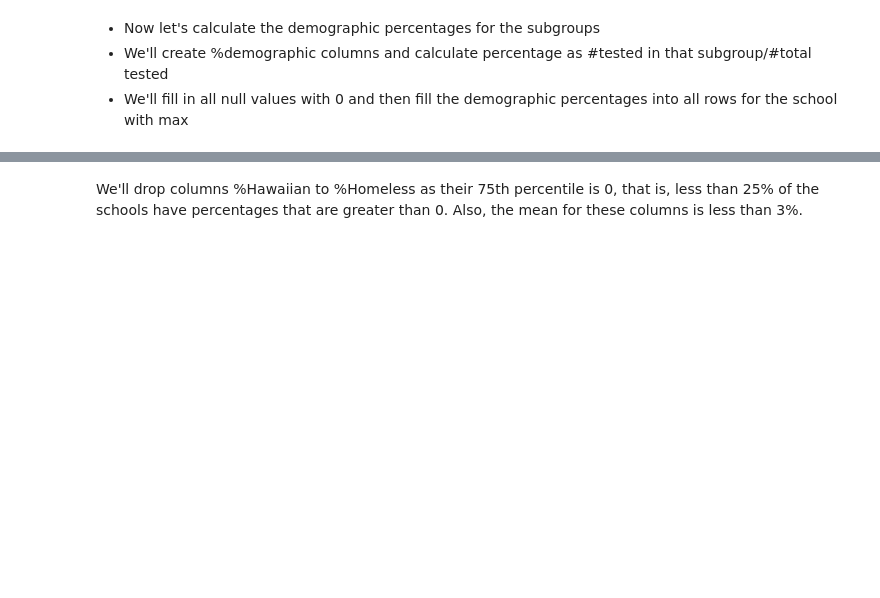
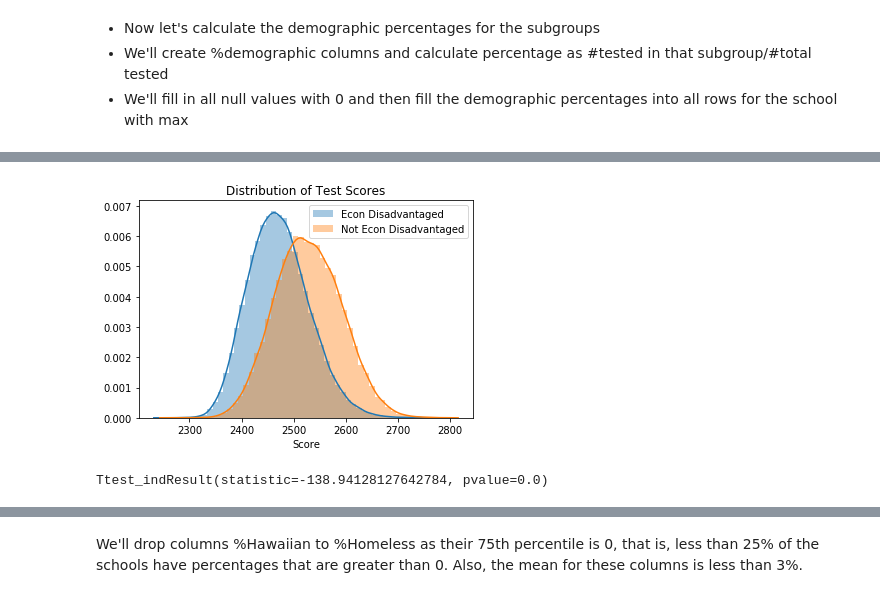
Before and after one commit to preetiamin/ca-scores, a Jupyter notebook: Scores_Notebook.ipynb, the cells around one changed output, grey strips where cells are left out. Cells and saved outputs as stored; diff of their text form; code cells hidden in the pictures; blank space fills up the shorter version.

```diff
--- a/Scores_Notebook.ipynb
+++ b/Scores_Notebook.ipynb
@@ -156,3 +168,14 @@ scores.head()
 | 1890 | 1 | 10017 | 112607 | 4 | 43.0 | 42.0 | 11 | ... |
 | 1891 | 1 | 10017 | 112607 | 6 | 79.0 | 78.0 | 11 | ... |
 | 1893 | 1 | 10017 | 112607 | 8 | 38.0 | 38.0 | 11 | ... |
+# %%
+import scipy
+sns.distplot(scores[scores['Subgroup ID']==31]['Score'],label='Econ Disadvantaged')
+sns.distplot(scores[scores['Subgroup ID']==111]['Score'],label='Not Econ Disadvantaged')
+plt.title('Distribution of Test Scores')
+plt.legend()
+plt.show()
+scipy.stats.ttest_ind(scores[scores['Subgroup ID']==31]['Score'],scores[scores['Subgroup ID']==111]['Score'])
+# %% [output]
+[figure, added]
+Ttest_indResult(statistic=-138.94128127642784, pvalue=0.0)
```
Also changed, not shown: parts of 14 cells of this notebook.
